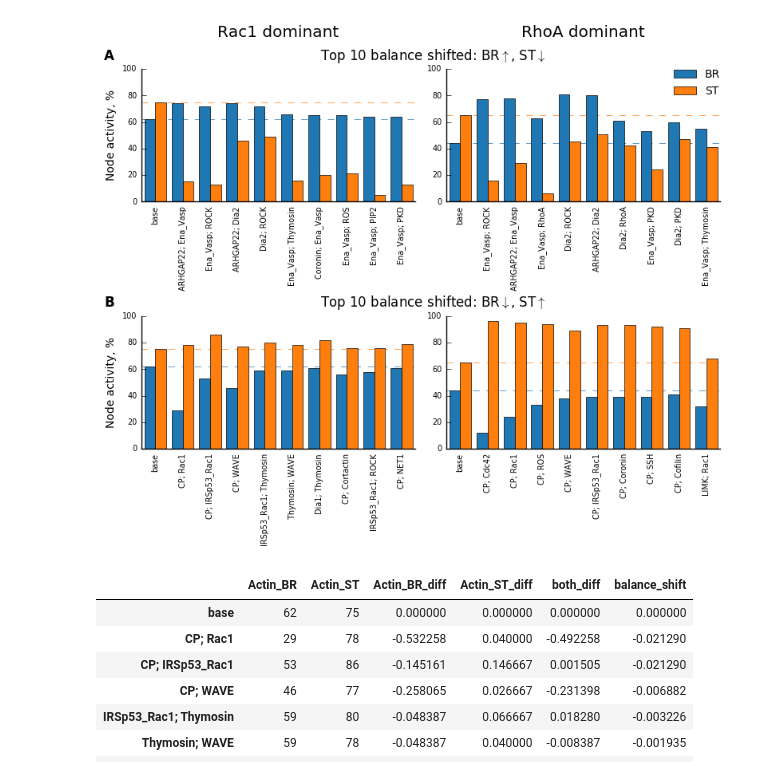
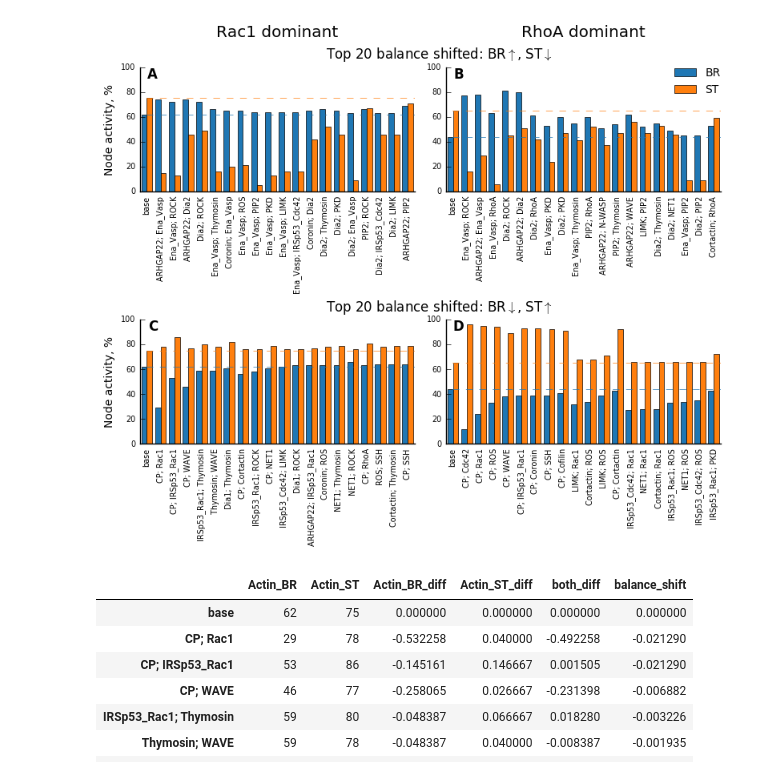
Before and after one commit to Vitaljok/actin-signaling, a Jupyter notebook: Double knock-down charts TOP-X balance shift side by side.ipynb, the cells around one changed output. Cells and saved outputs as stored; diff of their text form; code cells hidden in the pictures.

```diff
--- a/Double knock-down charts TOP-X balance shift side by side.ipynb
+++ b/Double knock-down charts TOP-X balance shift side by side.ipynb
@@ -10,7 +10,7 @@ pl.rcParams["font.size"] = 10
 reports = ['v04_Rac1_dominant',
            'v04_RhoA_dominant']
 # %%
-topX = 10
+topX = 20
 
 def prepare_datasets(report):
 
@@ -57,8 +57,8 @@ def plot_knockdowns(dataframe, ax, maxn, with_y_label):
     ax.set_xlim(-0.5, maxn-0.5)
 
     br, st = dataframe.loc['base']
-    ax.plot([-1, 100], [br, br], linewidth=0.5, linestyle='--', color=colors[0], zorder=-1)
-    ax.plot([-1, 100], [st, st], linewidth=0.5, linestyle='--', color=colors[1], zorder=-1)
+    ax.plot([-1, 100], [br, br], linewidth=0.5, linestyle='--', color=colors[0], zorder=2)
+    ax.plot([-1, 100], [st, st], linewidth=0.5, linestyle='--', color=colors[1], zorder=2)
 
 data = {}
 
@@ -66,38 +66,40 @@ for report in reports:
     data[report] = prepare_datasets(report)
 
 row_titles = [
     r"Top %d balance shifted: BR$\uparrow$, ST$\downarrow$" % topX,
     r"Top %d balance shifted: BR$\downarrow$, ST$\uparrow$" % topX
 ]
 
 fig, axis = pl.subplots(nrows=2, ncols=2, sharey=False, figsize=(8, 7))
 for row in range(2):
     for col in range(2):
         plot_knockdowns(data[reports[col]][row], axis[row][col], topX, with_y_label=(col==0))
 
 axis[0][0].set_title("Rac1 dominant", fontsize='x-large', y=1.2)
 axis[0][1].set_title("RhoA dominant", fontsize='x-large', y=1.2)
 
 axis[0][1].legend(loc='upper right',
               ncol=1,
               frameon=False, borderpad=0, borderaxespad=0,
               prop={'size':10})
 
 for row, title in enumerate(row_titles):
     axis[row][1].text(-1, 107, title, fontsize='large', ha='center',
                       bbox=dict(facecolor='white', edgecolor='none', pad=0))
-    axis[row][0].text(-1.5, 107, chr(65+row), fontsize='large', ha='right',
+    axis[row][0].text(0.8, 100, chr(65+row*2), fontsize='large', ha='right', va='top',
+                      fontweight='bold')
+    axis[row][1].text(0.8, 100, chr(65+row*2+1), fontsize='large', ha='right', va='top',
                       fontweight='bold')
 
 
 
 pl.tight_layout(h_pad=2.0)
 
-pl.savefig('charts/fig_6_top_10_balance_shifted.png', bbox_inches='tight', dpi=300)
-pl.savefig('charts/fig_6_top_10_balance_shifted.svg', bbox_inches='tight')
-pl.savefig('charts/fig_6_top_10_balance_shifted.eps', bbox_inches='tight')
+pl.savefig('charts/fig_6_top_20_balance_shifted.png', bbox_inches='tight', dpi=300)
+pl.savefig('charts/fig_6_top_20_balance_shifted.svg', bbox_inches='tight')
+# pl.savefig('charts/fig_6_top_10_balance_shifted.eps', bbox_inches='tight')
 # %% [output]
-[figure, old version]
+[figure, new version]
 # %%
 data['v04_Rac1_dominant'][1]
 # %% [output]
```
Also changed, not shown: 42 other files.
